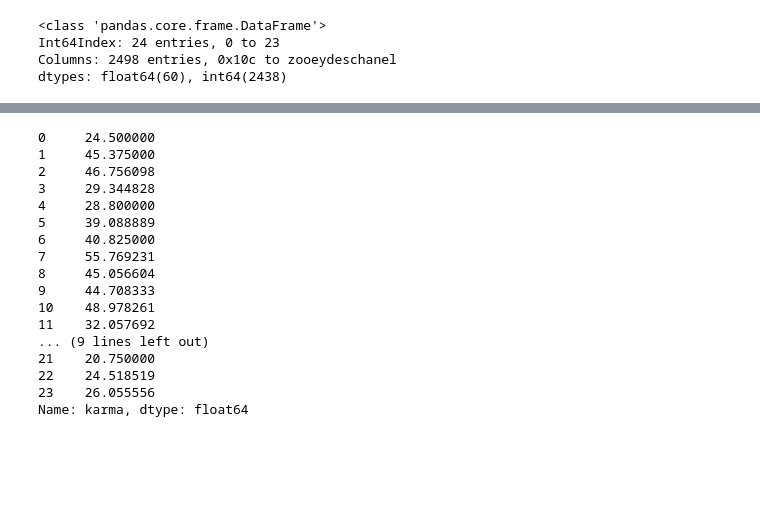
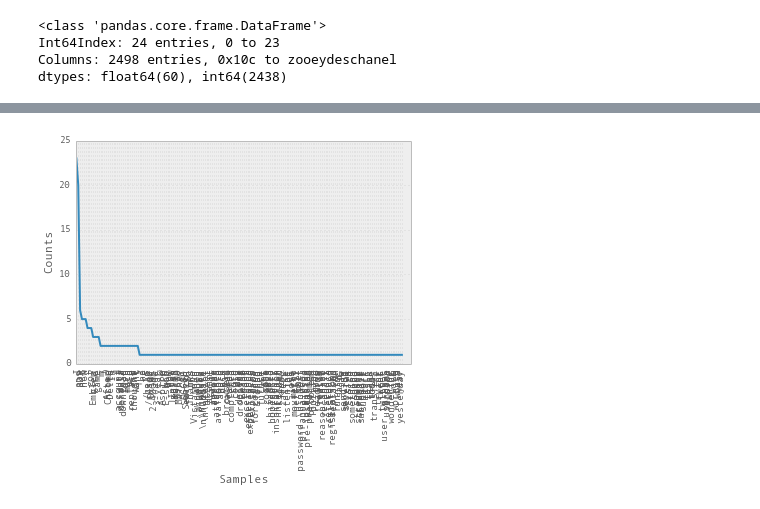
Before and after one commit to grepJimmyGu/capstone, a Jupyter notebook: Project.ipynb, the cells around one changed output, grey strips where cells are left out. Saved outputs shown, nothing was run; the diff lists cells and outputs as text; code cells hidden in the pictures; blank space fills up the shorter version.

```diff
--- a/Project.ipynb
+++ b/Project.ipynb
@@ -92,27 +91,40 @@ def f(x):
     x = datetime.datetime.fromtimestamp(x).strftime('%H')
     return int(x)
 test = pd.read_table('0x10cClean.csv', sep = '\t')
-# print test['created_utc'].apply(f)
-test['created_utc'] = test['created_utc'].apply(f)
-smalltest = pd.DataFrame({'Counts': test['created_utc'], "karma": test['ups'] - test['downs']})
-smalltest.head()
-m = smalltest.groupby('Counts', as_index=False).mean()
-print m['karma']
-# %% [output]
-0     24.500000
-1     45.375000
-2     46.756098
-3     29.344828
-4     28.800000
-5     39.088889
-6     40.825000
-7     55.769231
-8     45.056604
-9     44.708333
-10    48.978261
-11    32.057692
-... (9 lines left out)
-21    20.750000
-22    24.518519
-23    26.055556
-Name: karma, dtype: float64
+# %%
+# Extract the title and content data
+import datetime
+import pandas as pd
+Top_Title = []
+Top_Content = []
+def f(x):
+    x = datetime.datetime.fromtimestamp(x).strftime('%H')
+    return int(x)
+for i in name[0][0:2500]:
+    try:
+        original = i
+        index = i + 'Clean' + '.csv'
+        a = pd.read_table(index, sep = "\t")
+        a['care_value'] = a['ups'] + a['downs']
+        a['care_value']
+        Top_Title.append(a['title'][a['care_value'].argmax()])
+        Top_Content.append(a['selftext'][a['care_value'].argmax()])
+        Bottom_Title.append(a['title'][a['care_value'].argmax()])
+        Bottom_Content.append(a['selftext'][a['care_value'].argmax()])
+    except:continue
+# %%
+# Text Mining !
+import nltk
+import nltk.data
+from nltk.corpus import stopwords
+from sklearn.feature_extraction.text import CountVectorizer
+stop = stopwords.words('english')
+Important_word = []
+content_token = nltk.word_tokenize(str(Top_Content[0:10]))
+for i in content_token:
+    if i not in stop:
+        Important_word.append(i)
+a = nltk.FreqDist(Important_word)
+a.plot()
+# %% [output]
+[figure, added]
```
Also changed, not shown: parts of 15 cells of this notebook.
